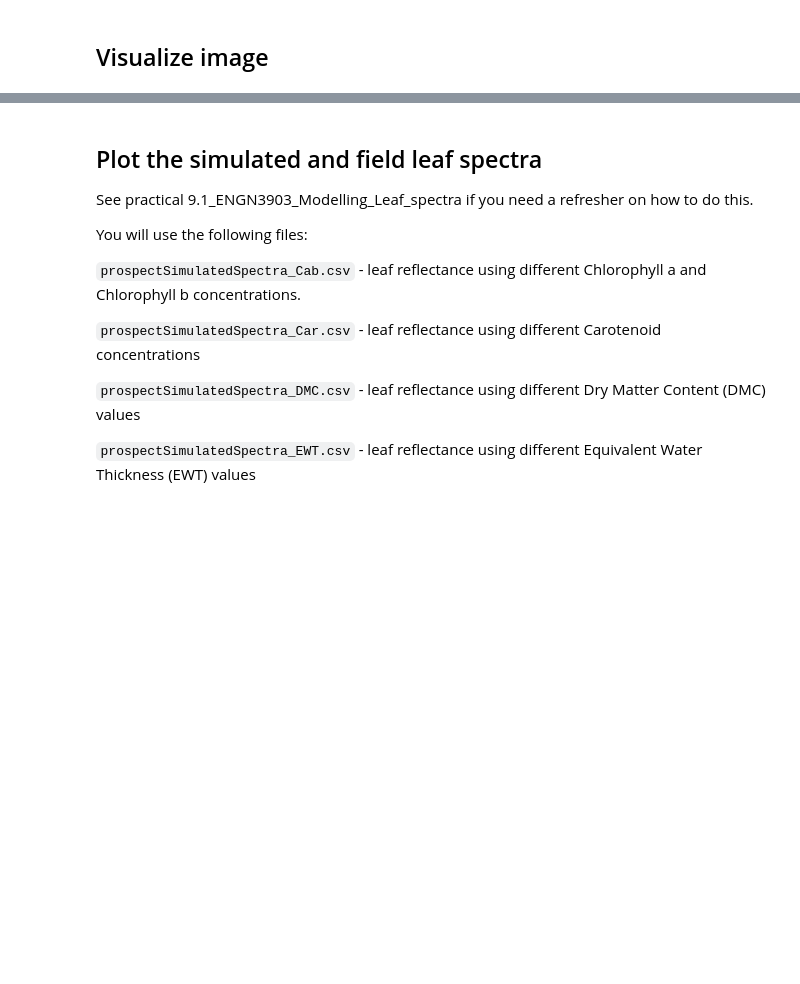
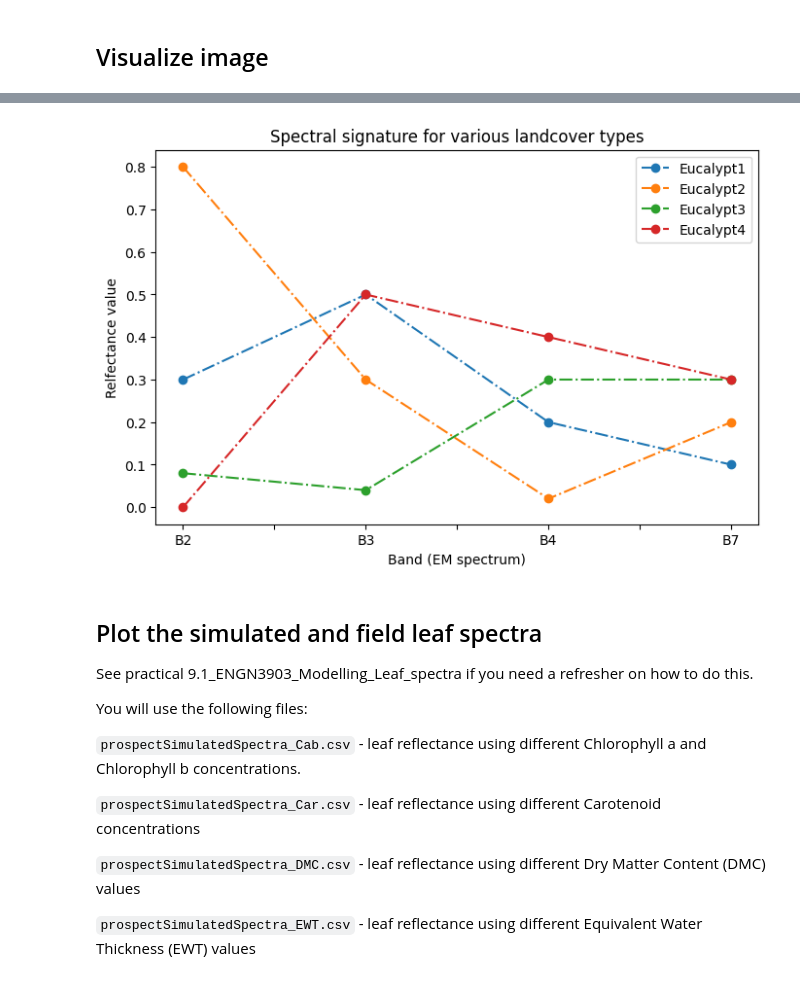
Before and after one commit to nicolasyounes/engn3903, a Jupyter notebook: week9/9.2_ENGN3903_comparing_Leaf_and_satellite_spectra.ipynb, the cells around one changed output, grey strips where cells are left out. Drawn from its saved outputs; the diff is of its cells as text; code cells hidden in the pictures; blank space fills up the shorter version.

```diff
--- a/week9/9.2_ENGN3903_comparing_Leaf_and_satellite_spectra.ipynb
+++ b/week9/9.2_ENGN3903_comparing_Leaf_and_satellite_spectra.ipynb
@@ -145,0 +121,16 @@ plt.show()
+# %%
+#the bands from Sentinel-2 that you want (add more than this!)
+bands = ['B2','B3','B4','B7']
+
+#Enter a few repeated pixel values for a series of landcover types
+pixel_values = {
+    # Landcover : [b2-value, b3-value, etc.]
+    'Eucalypt1' :[0.3 , 0.5, 0.2, 0.1],
+    'Eucalypt2' :[0.8, .3, .02, .2],
+    'Eucalypt3':[.08, .04, .3, .3],
+    'Eucalypt4':[0, .5, .4, .3],
+}
+
+#combine the data into a pandas dataframe
+df_sentinel  = pd.DataFrame(pixel_values, index=bands)
+df_sentinel .head()
@@ -146,3 +143,12 @@ plt.show()
+# %%
+fig, ax = plt.subplots(figsize=(8,5))
+df_sentinel .plot(ax=ax, marker='o', linestyle='-.')
+ax.legend()
+ax.set_title('Spectral signature for various landcover types')
+ax.set_xlabel('Band (EM spectrum)')
+ax.set_ylabel('S2 Relfectance value');
+# %% [output]
+[figure, added]
 # %% [markdown]
 ## Plot the simulated and field leaf spectra
 
```
Also changed, not shown: parts of 10 cells of this notebook, 1 other file.
